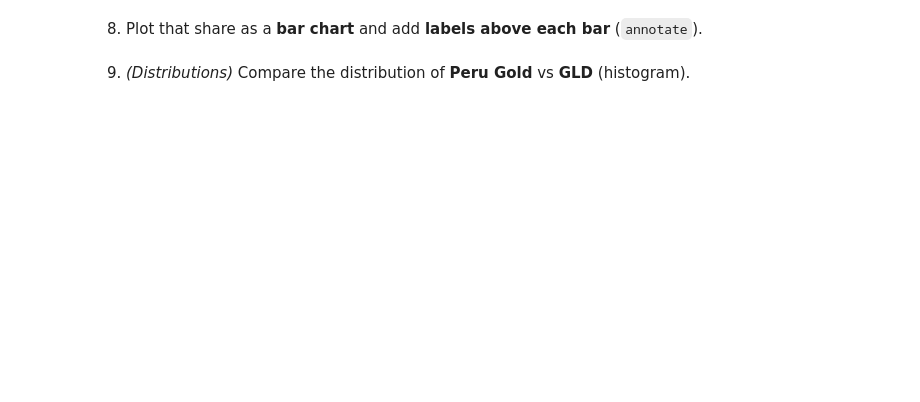
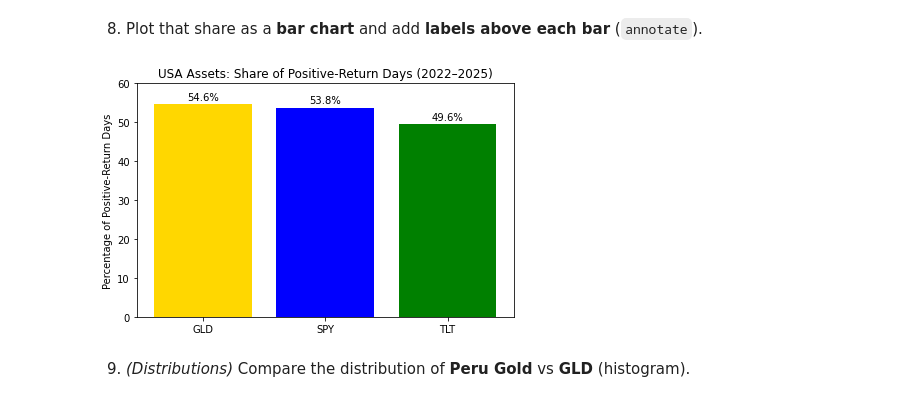
Before and after one commit to anzonyquispe/Python-for-Finance, a Jupyter notebook: homeworks/Assignment_3/Group 8/group_8_ass_3_2026.ipynb, the cells around one changed output. Cells and saved outputs as stored; diff of their text form; code cells hidden in the pictures; blank space fills up the shorter version.

```diff
--- a/homeworks/Assignment_3/Group 8/group_8_ass_3_2026.ipynb
+++ b/homeworks/Assignment_3/Group 8/group_8_ass_3_2026.ipynb
@@ -143,0 +162,12 @@ np.False_
+# %%
+# Create a boolean column for positive returns
+usa_tidy['positive'] = usa_tidy['ret'] > 0
+
+# Group by ticker and compute the share of positive-return days
+share_positive = usa_tidy.groupby('ticker')['positive'].mean().reset_index()
+
+# Convert to percentage
+share_positive['positive'] = share_positive['positive'] * 100
+
+# Display the table
+share_positive
@@ -144,4 +179,27 @@ np.False_
 # %% [markdown]
 8. Plot that share as a **bar chart** and add **labels above each bar** (`annotate`).
+# %%
+import matplotlib.pyplot as plt
+
+# Sort by positive-return share (optional)
+share_positive_sorted = share_positive.sort_values('positive', ascending=False)
+
+# Create bar chart
+plt.figure(figsize=(6,4))
+bars = plt.bar(share_positive_sorted['ticker'], share_positive_sorted['positive'], color=['gold','blue','green'])
+
+# Add percentage labels on top of each bar
+for bar in bars:
+    height = bar.get_height()
+    plt.text(bar.get_x() + bar.get_width()/2, height + 0.5, f'{height:.1f}%', ha='center', va='bottom', fontsize=10)
+
+# Titles and labels
+plt.ylabel('Percentage of Positive-Return Days')
+plt.title('USA Assets: Share of Positive-Return Days (2022–2025)')
+plt.ylim(0, 60)  # slightly above highest bar to fit labels
+plt.tight_layout()
+plt.show()
+# %% [output]
+[figure, added]
 # %% [markdown]
 9. *(Distributions)* Compare the distribution of **Peru Gold** vs **GLD** (histogram).
```
Also changed, not shown: parts of 10 cells of this notebook.
